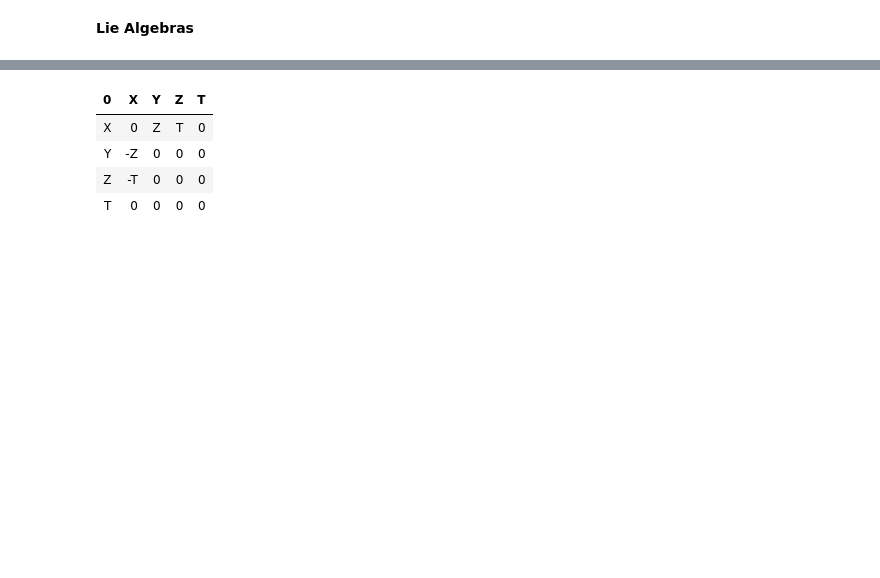
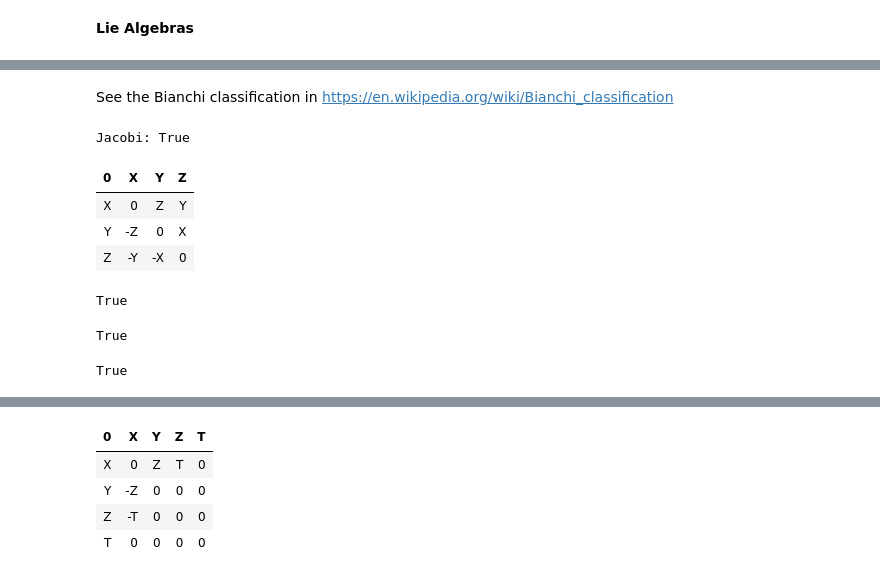
Before and after one commit to Seba272/LieAlgebras, a Jupyter notebook: Examples of Lie algebras.ipynb, the cells around one changed output, grey strips where cells are left out. Cells and saved outputs as stored; diff of their text form; code cells hidden in the pictures; blank space fills up the shorter version.

```diff
--- a/Examples of Lie algebras.ipynb
+++ b/Examples of Lie algebras.ipynb
@@ -33,0 +47,38 @@ def show_bra_tab(la):
+# %% [markdown]
+See the Bianchi classification in
+https://en.wikipedia.org/wiki/Bianchi_classification
+# %%
+# Bianchi Type IX
+so3 = LieAlgebra()
+so3.name = 'so(3)'
+so3.basis_symbolic = ['X','Y','Z']
+[X,Y,Z] = so3.basis_symbolic
+so3.brackets.rules = {(X,Y):-Z , (X,Z):Y , (Y,Z):-X }
+print("Jacobi:",so3.check_jacobi())
+show_bra_tab(so3)
+# %% [output]
+Jacobi: True
+| 0 | X | Y | Z |
+| X | 0 | Z | Y |
+| Y | -Z | 0 | X |
+| Z | -Y | -X | 0 |
+# %%
+# The Lie algebra so3 can be represented also as matrices:
+E3 = zeros(3)
+E3[0,1] = -1
+E3[1,0] = 1
+E2 = zeros(3)
+E2[0,2] = -1
+E2[2,0] = 1
+E1 = zeros(3)
+E1[1,2] = -1
+E1[2,1] = 1
+def br(A,B):
+    return A*B-B*A
+display(br(E1,E2) == -E3)
+display(br(E1,E3) == E2)
+display(br(E2,E3) == -E1)
+# %% [output]
+True
+True
+True
```
Also changed, not shown: parts of 4 cells of this notebook.
